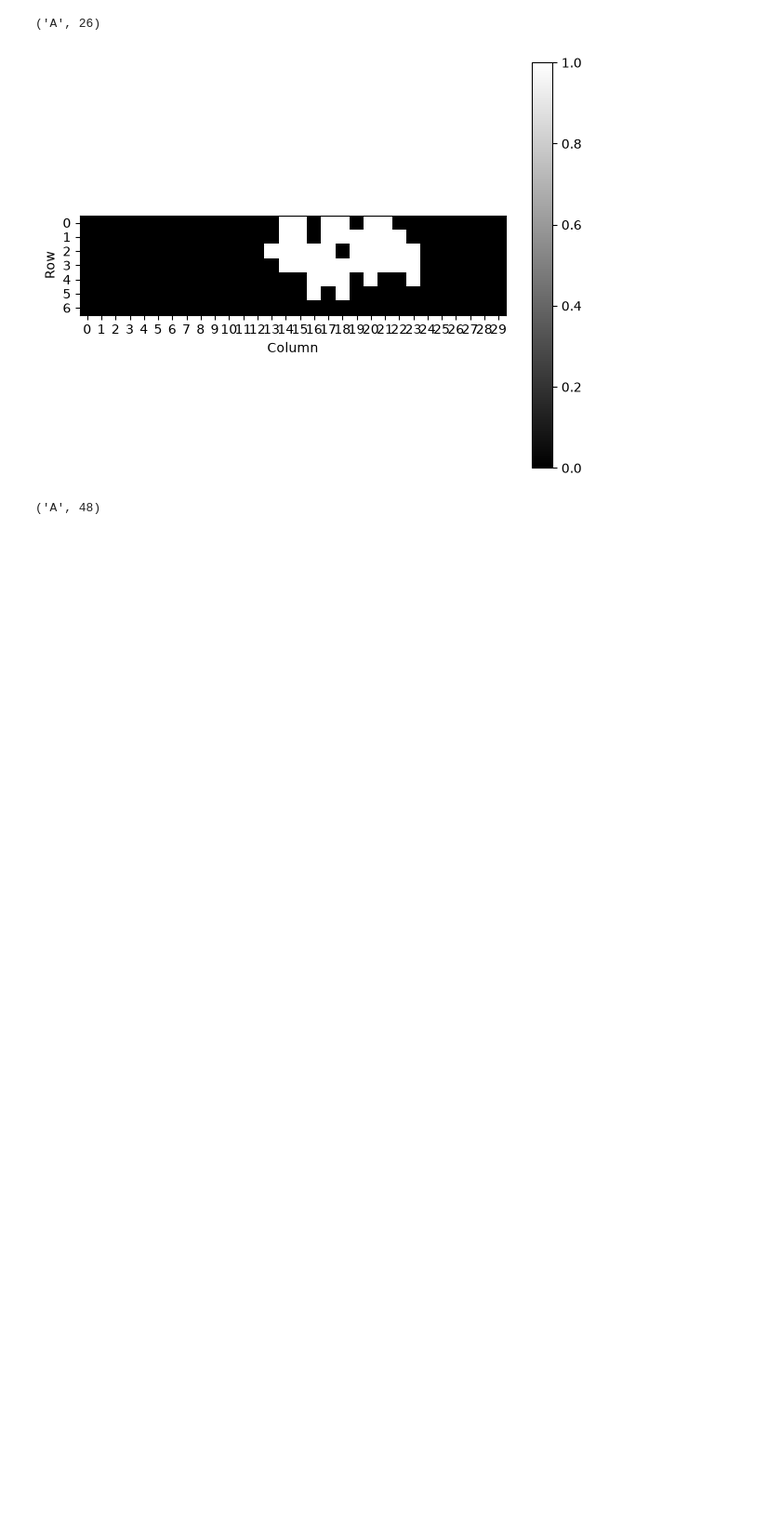
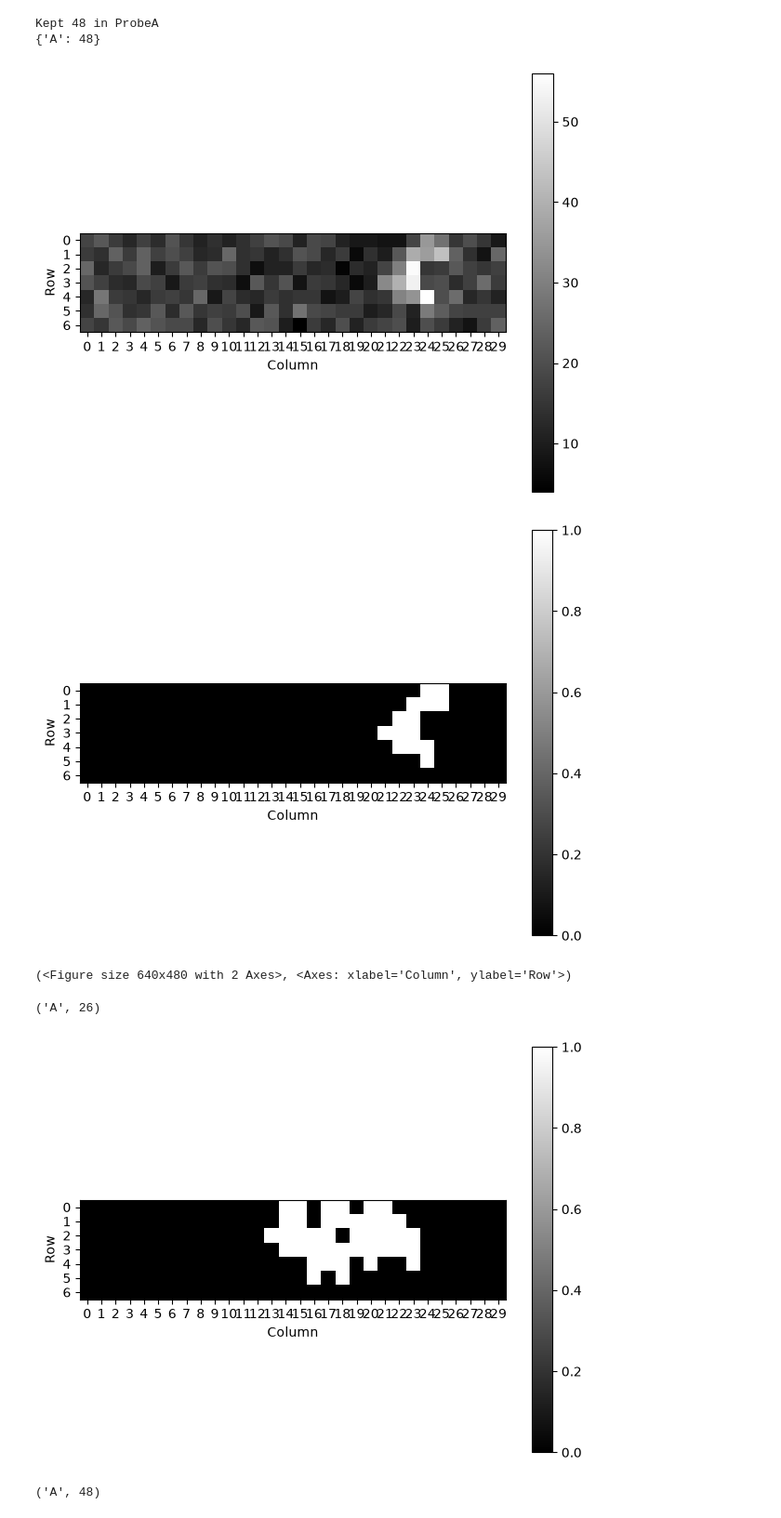
Before and after one commit to KaiCao2003/rfmapping, a Jupyter notebook: locate_rf.ipynb, the cells around one changed output. Shown at 93% size. Cells and saved outputs as stored; diff of their text form; code cells hidden in the pictures; blank space fills up the shorter version.

```diff
--- a/locate_rf.ipynb
+++ b/locate_rf.ipynb
@@ -34,14 +34,15 @@ rf_centers_by_probe = {}
 rfs_by_probe = {}
 
 for probe in probeList:
-    rf_json_path = (
+    rf_source_path = (
             rf_session
             / "data/rfmapping/good/-100_400_1ms"
             / f"Probe{probe}"
             / f"regular_unitsSpikeCounts_{date}_{sessionID}.json"
     )
-    raw = load_rf_maps(rf_json_path)
+    raw = load_rf_maps(rf_source_path)
     summed = raw.sum(*rf_time_range)
+    # Existing QC: this drops a unit if any pooled spatial bin is zero.
     zero_unit_offsets = np.unique(summed.where(0)[0])
     keep_unit_mask = np.ones(summed.n_units, dtype=bool, )
     keep_unit_mask[zero_unit_offsets] = False
@@ -54,20 +55,21 @@ for probe in probeList:
 
     print(f"Kept {summed.n_units} in Probe{probe}")
 
+    trials = load_regular_rf_trials(rf_session, probe, summed)
+    result_path = rf_source_path.with_suffix(".npz")
     result = summed.rf_2d(
-        trials=(trials := load_regular_rf_trials(rf_session, probe, summed)),
-        is_shuffle=True,
-        cluster_forming_z=cluster_forming_z,
+        trials=trials,
+        result_path=result_path,
     )
     center = summed.rf_2d(
-        trials=(trials := load_regular_rf_trials(rf_session, probe, summed)),
-        is_shuffle=True,
-        cluster_forming_z=cluster_forming_z,
-        return_center=True,
+        trials=trials,
+        is_center=True,
+        result_path=result_path,
     )
 
     rf_maps_by_probe[probe] = raw
     summed_rf_maps_by_probe[probe] = summed
+    rf_trials_by_probe[probe] = trials
     rfs_by_probe[probe] = result
     rf_centers_by_probe[probe] = center
 
@@ -89,20 +91,27 @@ RFunitPool = [
 ]
 
 print({probe: rfs_by_probe[probe].shape[0] for probe in probeList})
+# %% [output]
+Kept 48 in ProbeA
+{'A': 48}
 # %%
-target_unitID = 127
+target_unitID = 197
 target_maps = summed_rf_maps_by_probe[targetProbe]
 target_unit = target_maps.by_unit_id(target_unitID)
 target_unit_index = target_maps.unit_ids.index(target_unitID)
 
 target_unit_bump = rfs_by_probe[targetProbe][
     target_unit_index
 ]
 target_unit_bump_x = np.any(target_unit_bump, axis=0).astype(np.uint8)
 
 plot_2d_rfmap(target_unit.to_2d_array(), cmap="grey")
 
 plot_2d_rfmap(target_unit_bump, cmap="grey")
+# %% [output]
+[figure, added]
+[figure, added]
+(<Figure size 640x480 with 2 Axes>, <Axes: xlabel='Column', ylabel='Row'>)
 # %%
 for index, rf in enumerate(rfs_by_probe[targetProbe]):
     print(RFunitPool[index])
```
Also changed, not shown: parts of 4 cells of this notebook, 15 other files.
